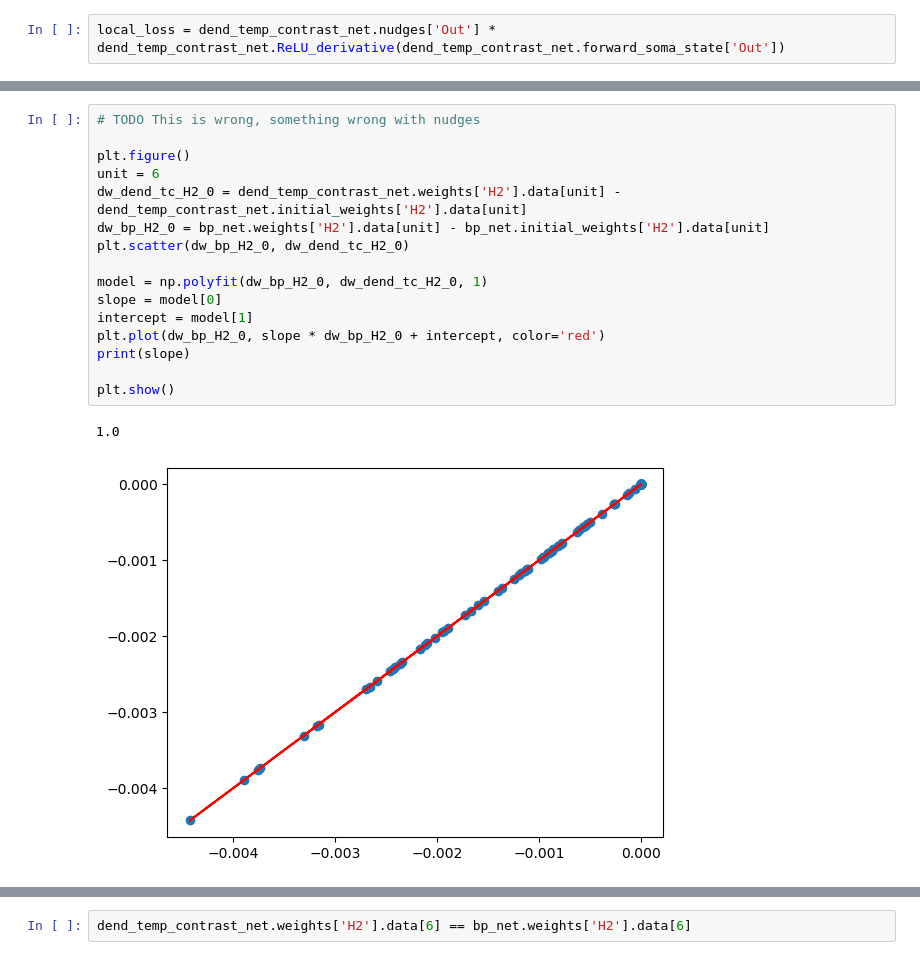
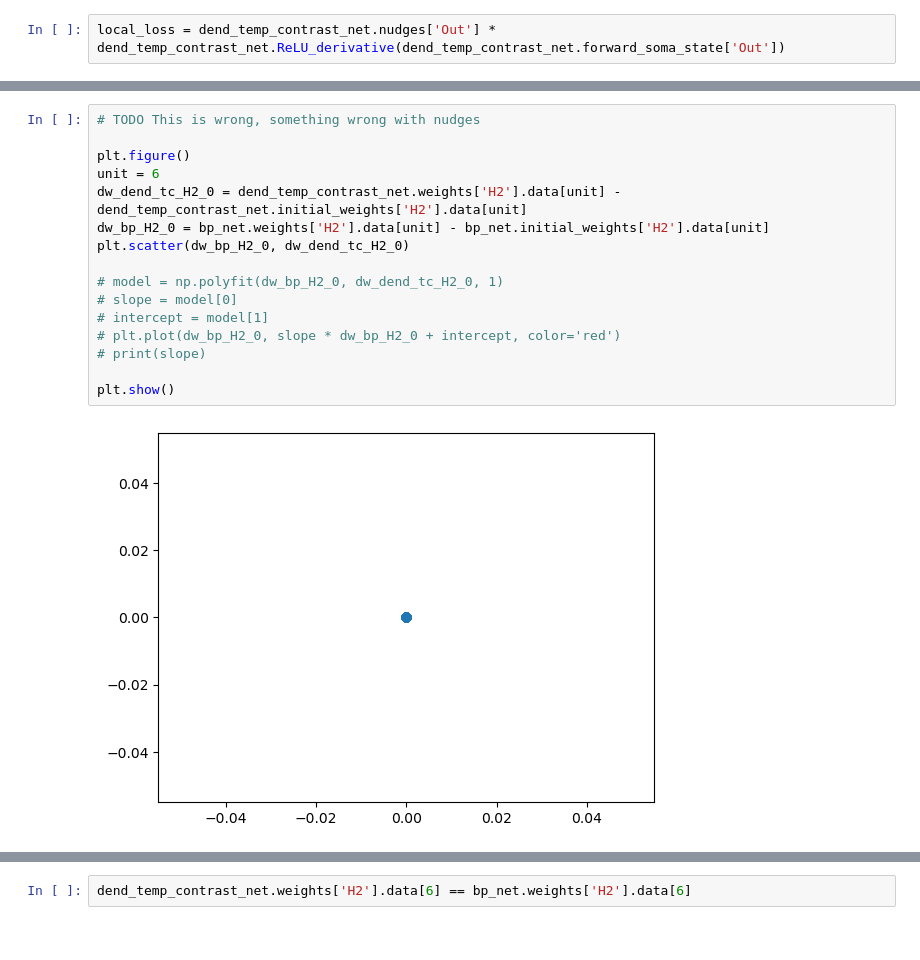
Before and after one commit to Milstein-Lab/Summer2024, a Jupyter notebook: debugging.ipynb, the cells around one changed output, grey strips where cells are left out. Drawn from its saved outputs; the diff is of its cells as text.

```diff
--- a/debugging.ipynb
+++ b/debugging.ipynb
@@ -148,22 +148,21 @@ torch.float32
 # %%
 # TODO This is wrong, something wrong with nudges
 
 plt.figure()
 unit = 6
 dw_dend_tc_H2_0 = dend_temp_contrast_net.weights['H2'].data[unit] - dend_temp_contrast_net.initial_weights['H2'].data[unit]
 dw_bp_H2_0 = bp_net.weights['H2'].data[unit] - bp_net.initial_weights['H2'].data[unit]
 plt.scatter(dw_bp_H2_0, dw_dend_tc_H2_0)
 
-model = np.polyfit(dw_bp_H2_0, dw_dend_tc_H2_0, 1)
-slope = model[0]
-intercept = model[1]
-plt.plot(dw_bp_H2_0, slope * dw_bp_H2_0 + intercept, color='red')
-print(slope)
+# model = np.polyfit(dw_bp_H2_0, dw_dend_tc_H2_0, 1)
+# slope = model[0]
+# intercept = model[1]
+# plt.plot(dw_bp_H2_0, slope * dw_bp_H2_0 + intercept, color='red')
+# print(slope)
 
 plt.show()
 # %% [output]
-1.0
-[figure, old version]
+[figure, new version]
 # %%
 print(dend_temp_contrast_net.weights['H2'].data[6])
 print(dend_temp_contrast_net.initial_weights['H2'].data[6])
```
Also changed, not shown: parts of 41 cells of this notebook, 2 other files.
